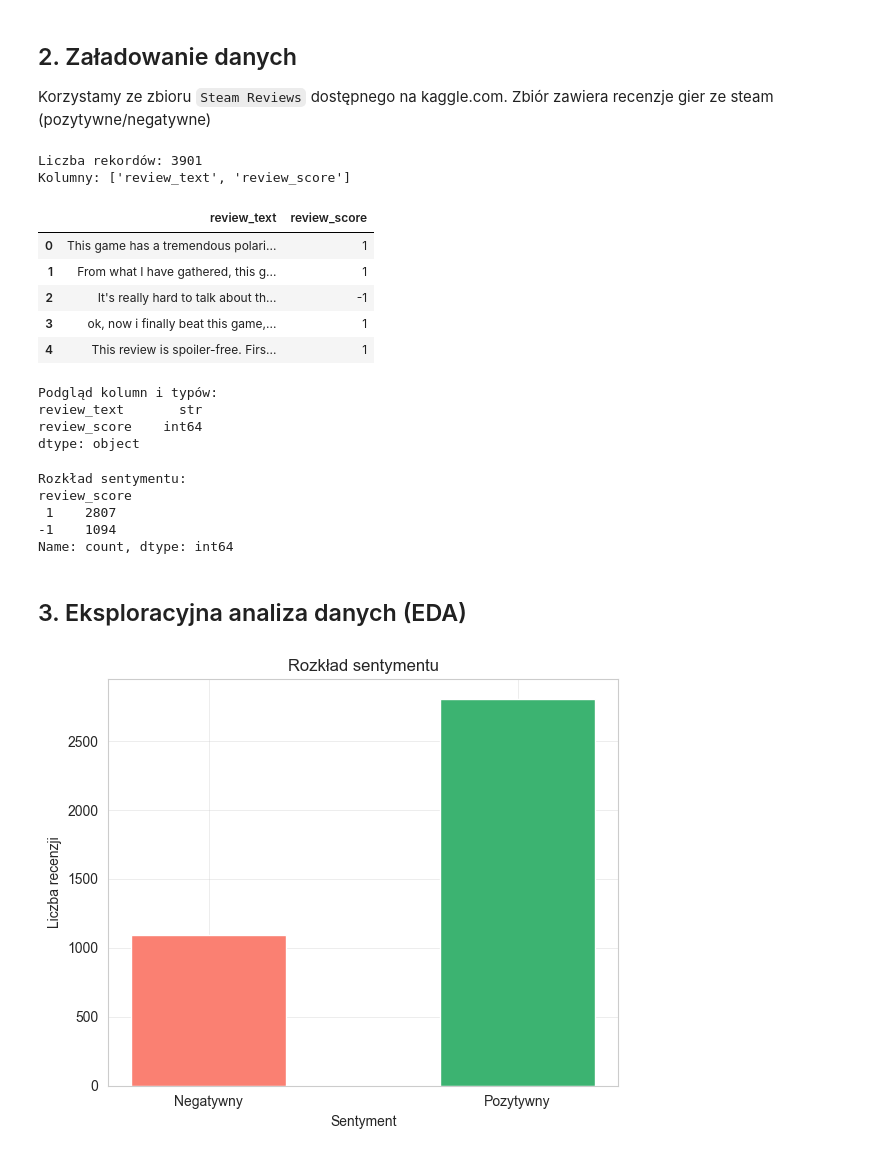
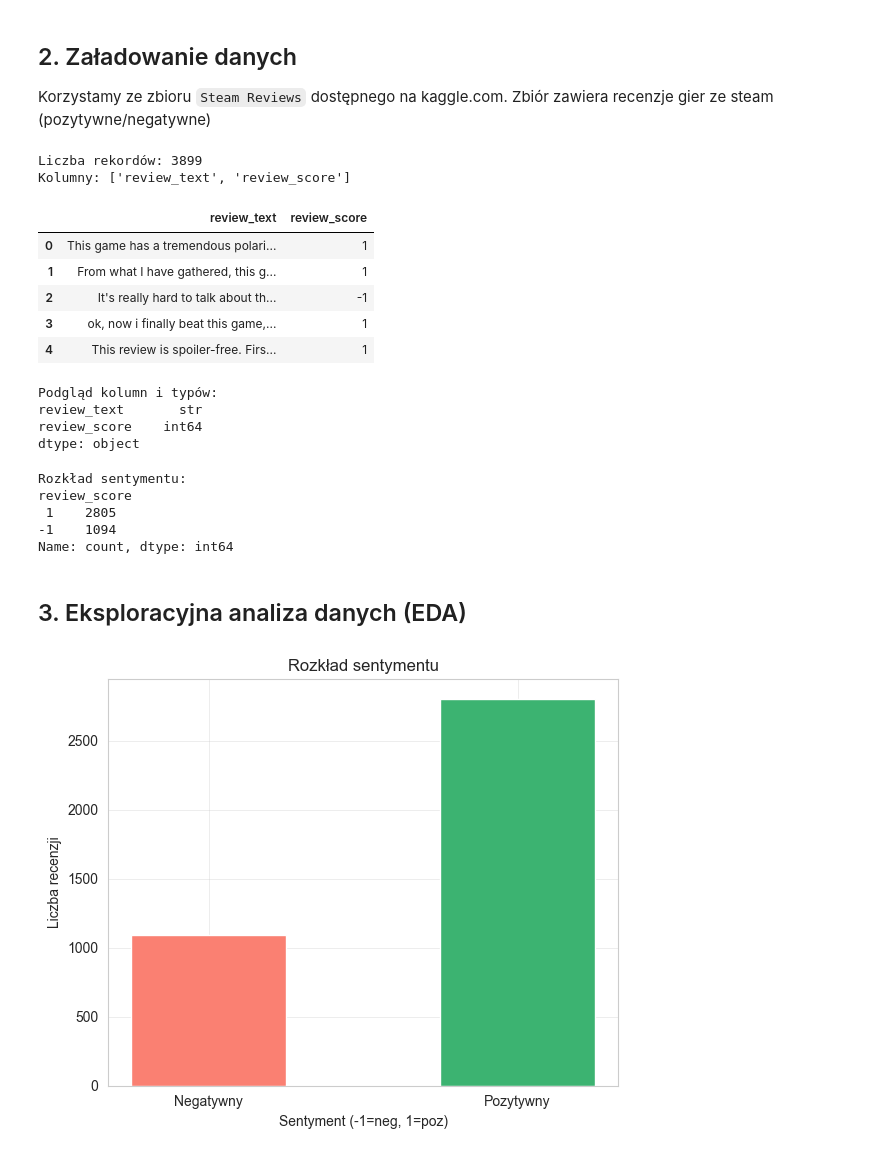
Before and after one commit to WhatTheGo/AnalizaSentymentuSteam, a Jupyter notebook: 01_dane_i_przetwarzanie.ipynb, the cells around one changed output. Drawn from its saved outputs; the diff is of its cells as text; code cells hidden in the pictures.

```diff
--- a/01_dane_i_przetwarzanie.ipynb
+++ b/01_dane_i_przetwarzanie.ipynb
@@ -46,11 +46,12 @@ pd.set_option("display.max_colwidth", 200)
 Korzystamy ze zbioru `Steam Reviews` dostępnego na kaggle.com. Zbiór zawiera recenzje gier ze steam (pozytywne/negatywne)
 # %%
 df = pd.read_csv("final_fantasy_XIII.csv")
+df = df.dropna()
 print(f"Liczba rekordów: {len(df)}")
 print(f"Kolumny: {list(df.columns)}")
 df.head()
 # %% [output]
-Liczba rekordów: 3901
+Liczba rekordów: 3899
 Kolumny: ['review_text', 'review_score']
 |  | review_text | review_score |
 | 0 | This game has a tremendous polari... | 1 |
@@ -68,15 +69,15 @@ review_score    int64
 dtype: object
 # %%
 # review_score, 1 - pozytywne, -1 - negatywne
-TEXT_COL = "review_text"  # <- zmień jeśli kolumna nazywa się inaczej
-RATING_COL = "review_score"  # <- zmień jeśli kolumna nazywa się inaczej
+TEXT_COL = "review_text"
+RATING_COL = "review_score"
 
 print(f"\nRozkład sentymentu:")
 print(df[RATING_COL].value_counts())
 # %% [output]
 Rozkład sentymentu:
 review_score
- 1    2807
+ 1    2805
 -1    1094
 Name: count, dtype: int64
 # %% [markdown]
@@ -84,20 +85,20 @@ Name: count, dtype: int64
 # %%
 # Rozkład recenzji
 counts = df[RATING_COL].value_counts().sort_index()
 labels = ["Negatywny", "Pozytywny"]
 colors = ["salmon", "mediumseagreen"]
 
 plt.figure(figsize=(6, 5))
 plt.bar(labels, counts, color=colors, width=0.5)
 
 plt.title("Rozkład sentymentu")
-plt.xlabel("Sentyment")
+plt.xlabel("Sentyment (-1=neg, 1=poz)")
 plt.ylabel("Liczba recenzji")
 
 plt.tight_layout()
 plt.show()
 # %% [output]
-[figure, old version]
+[figure, new version]
 # %%
 # Długość recenzji
 df["text_length"] = df[TEXT_COL].astype(str).apply(len)
```
Also changed, not shown: parts of 2 cells of this notebook, 3 other files.
